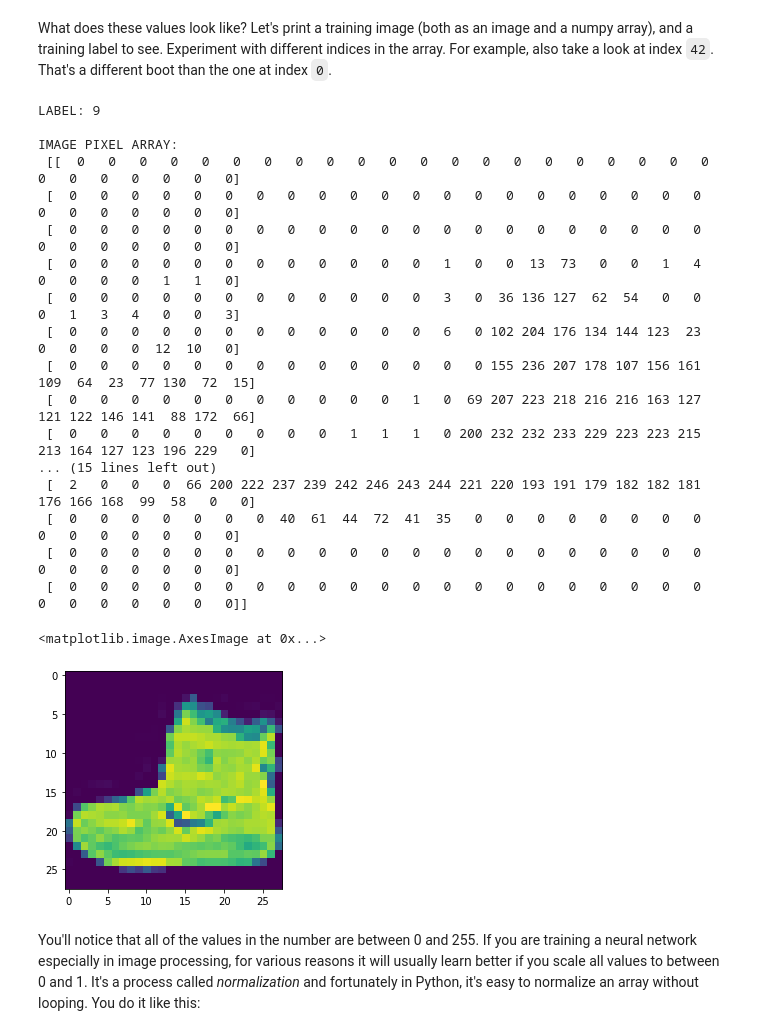
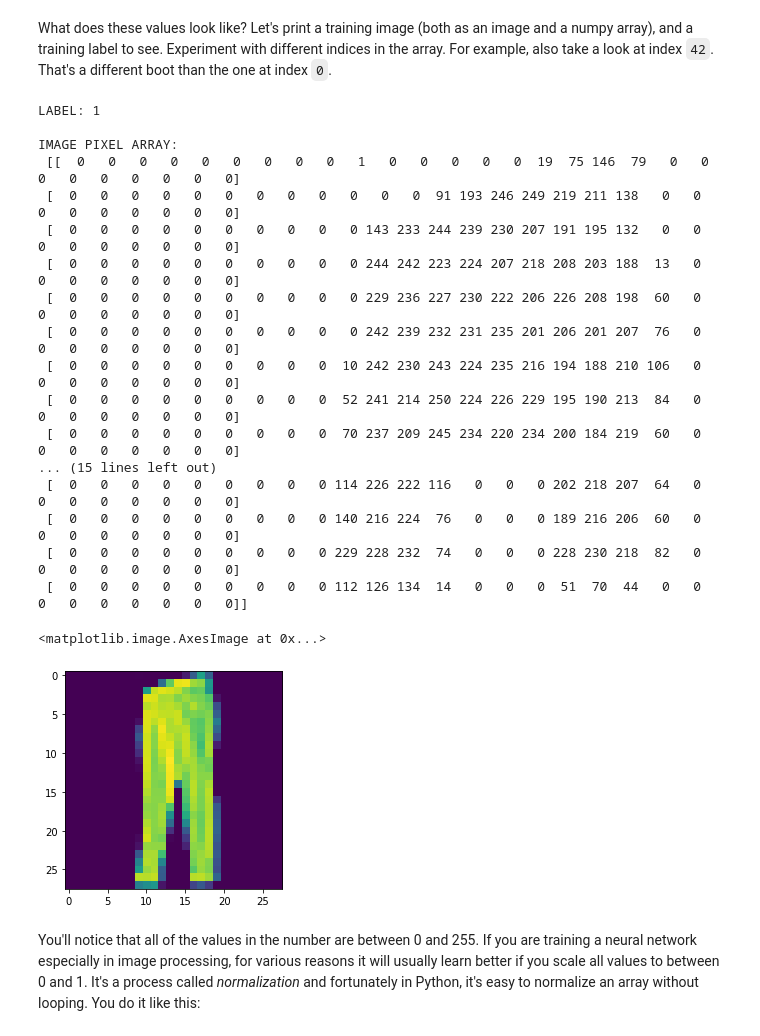
Before and after one commit to hzlnqodrey/DeepLearningAI-TensorFlow-Developer, a Jupyter notebook: C1/W2/ungraded_labs/C1_W2_Lab_1_beyond_hello_world.ipynb, the cells around one changed output. Cells and saved outputs as stored; diff of their text form; code cells hidden in the pictures.

```diff
--- a/C1/W2/ungraded_labs/C1_W2_Lab_1_beyond_hello_world.ipynb
+++ b/C1/W2/ungraded_labs/C1_W2_Lab_1_beyond_hello_world.ipynb
@@ -54,39 +54,39 @@ What does these values look like? Let's print a training image (both as an image
 # %%
 import numpy as np
 import matplotlib.pyplot as plt
 
 # You can put between 0 to 59999 here
-index = 0
+index = 3999
 
 # Set number of characters per row when printing
 np.set_printoptions(linewidth=320)
 
 # Print the label and image
 print(f'LABEL: {training_labels[index]}')
 print(f'\nIMAGE PIXEL ARRAY:\n {training_images[index]}')
 
 # Visualize the image
 plt.imshow(training_images[index])
 # %% [output]
-LABEL: 9
+LABEL: 1
 
 IMAGE PIXEL ARRAY:
- [[  0   0   0   0   0   0   0   0   0   0   0   0   0   0   0   0   0   0   0   0   0   0   0   0   0   0   0   0]
- [  0   0   0   0   0   0   0   0   0   0   0   0   0   0   0   0   0   0   0   0   0   0   0   0   0   0   0   0]
- [  0   0   0   0   0   0   0   0   0   0   0   0   0   0   0   0   0   0   0   0   0   0   0   0   0   0   0   0]
- [  0   0   0   0   0   0   0   0   0   0   0   0   1   0   0  13  73   0   0   1   4   0   0   0   0   1   1   0]
- [  0   0   0   0   0   0   0   0   0   0   0   0   3   0  36 136 127  62  54   0   0   0   1   3   4   0   0   3]
- [  0   0   0   0   0   0   0   0   0   0   0   0   6   0 102 204 176 134 144 123  23   0   0   0   0  12  10   0]
- [  0   0   0   0   0   0   0   0   0   0   0   0   0   0 155 236 207 178 107 156 161 109  64  23  77 130  72  15]
- [  0   0   0   0   0   0   0   0   0   0   0   1   0  69 207 223 218 216 216 163 127 121 122 146 141  88 172  66]
- [  0   0   0   0   0   0   0   0   0   1   1   1   0 200 232 232 233 229 223 223 215 213 164 127 123 196 229   0]
+ [[  0   0   0   0   0   0   0   0   0   1   0   0   0   0   0  19  75 146  79   0   0   0   0   0   0   0   0   0]
+ [  0   0   0   0   0   0   0   0   0   0   0   0  91 193 246 249 219 211 138   0   0   0   0   0   0   0   0   0]
+ [  0   0   0   0   0   0   0   0   0   0 143 233 244 239 230 207 191 195 132   0   0   0   0   0   0   0   0   0]
+ [  0   0   0   0   0   0   0   0   0   0 244 242 223 224 207 218 208 203 188  13   0   0   0   0   0   0   0   0]
+ [  0   0   0   0   0   0   0   0   0   0 229 236 227 230 222 206 226 208 198  60   0   0   0   0   0   0   0   0]
+ [  0   0   0   0   0   0   0   0   0   0 242 239 232 231 235 201 206 201 207  76   0   0   0   0   0   0   0   0]
+ [  0   0   0   0   0   0   0   0   0  10 242 230 243 224 235 216 194 188 210 106   0   0   0   0   0   0   0   0]
+ [  0   0   0   0   0   0   0   0   0  52 241 214 250 224 226 229 195 190 213  84   0   0   0   0   0   0   0   0]
+ [  0   0   0   0   0   0   0   0   0  70 237 209 245 234 220 234 200 184 219  60   0   0   0   0   0   0   0   0]
 ... (15 lines left out)
- [  2   0   0   0  66 200 222 237 239 242 246 243 244 221 220 193 191 179 182 182 181 176 166 168  99  58   0   0]
- [  0   0   0   0   0   0   0  40  61  44  72  41  35   0   0   0   0   0   0   0   0   0   0   0   0   0   0   0]
- [  0   0   0   0   0   0   0   0   0   0   0   0   0   0   0   0   0   0   0   0   0   0   0   0   0   0   0   0]
- [  0   0   0   0   0   0   0   0   0   0   0   0   0   0   0   0   0   0   0   0   0   0   0   0   0   0   0   0]]
+ [  0   0   0   0   0   0   0   0   0 114 226 222 116   0   0   0 202 218 207  64   0   0   0   0   0   0   0   0]
+ [  0   0   0   0   0   0   0   0   0 140 216 224  76   0   0   0 189 216 206  60   0   0   0   0   0   0   0   0]
+ [  0   0   0   0   0   0   0   0   0 229 228 232  74   0   0   0 228 230 218  82   0   0   0   0   0   0   0   0]
+ [  0   0   0   0   0   0   0   0   0 112 126 134  14   0   0   0  51  70  44   0   0   0   0   0   0   0   0   0]]
 <matplotlib.image.AxesImage at 0x...>
-[figure, old version]
+[figure, new version]
 # %% [markdown]
 You'll notice that all of the values in the number are between 0 and 255. If you are training a neural network especially in image processing, for various reasons it will usually learn better if you scale all values to between 0 and 1. It's a process called _normalization_ and fortunately in Python, it's easy to normalize an array without looping. You do it like this:
 # %%
```
